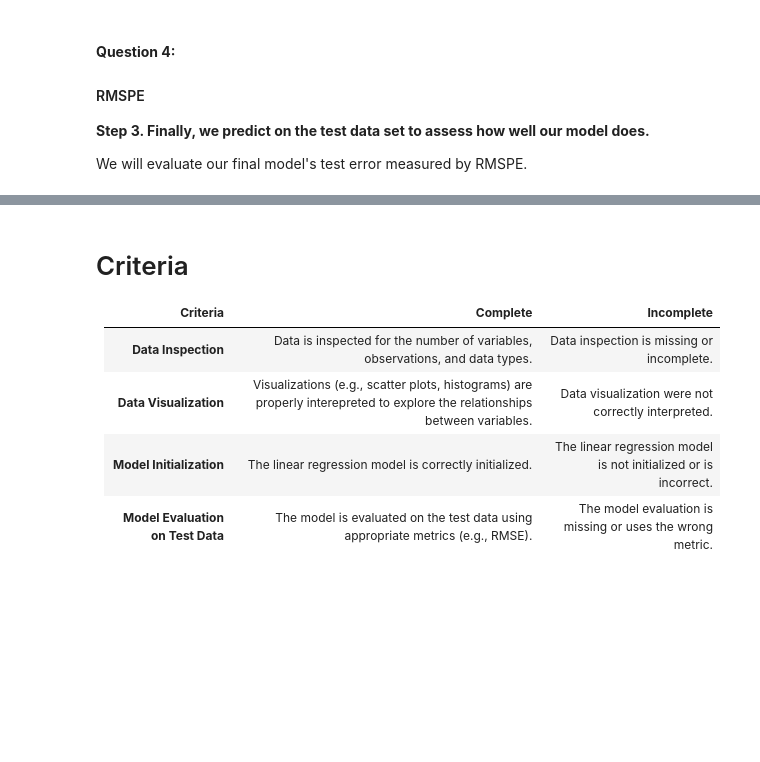
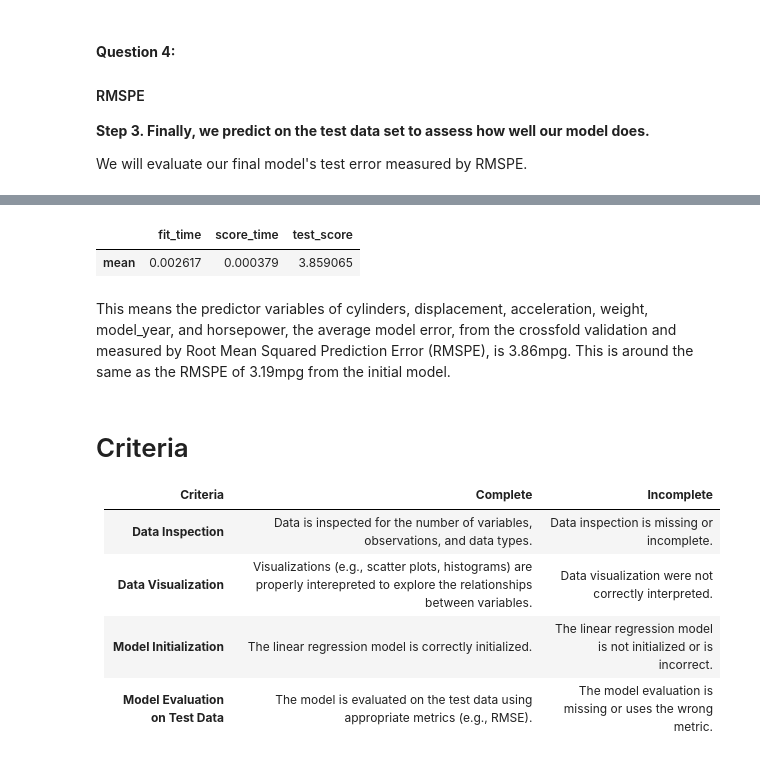
Before and after one commit to ecervinka/LCR, a Jupyter notebook: 02_activities/assignments/assignment_2.ipynb, the cells around one changed output, grey strips where cells are left out. Saved outputs shown, nothing was run; the diff lists cells and outputs as text; code cells hidden in the pictures; blank space fills up the shorter version.

```diff
--- a/02_activities/assignments/assignment_2.ipynb
+++ b/02_activities/assignments/assignment_2.ipynb
@@ -225,3 +326,11 @@ We will evaluate our final model's test error measured by RMSPE.
+# %%
+cv_5_metrics_mlm = cv_5_df_mlm.agg(["mean"])
+cv_5_metrics_mlm
+# %% [output]
+|  | fit_time | score_time | test_score |
+| mean | 0.002617 | 0.000379 | 3.859065 |
+# %% [markdown]
+This means the predictor variables of cylinders, displacement, acceleration, weight, model_year, and horsepower, the average model error, from the crossfold validation and measured by Root Mean Squared Prediction Error (RMSPE), is 3.86mpg. This is around the same as the RMSPE of 3.19mpg from the initial model.
 # %% [markdown]
 # Criteria
 
```
Also changed, not shown: parts of 13 cells of this notebook.
